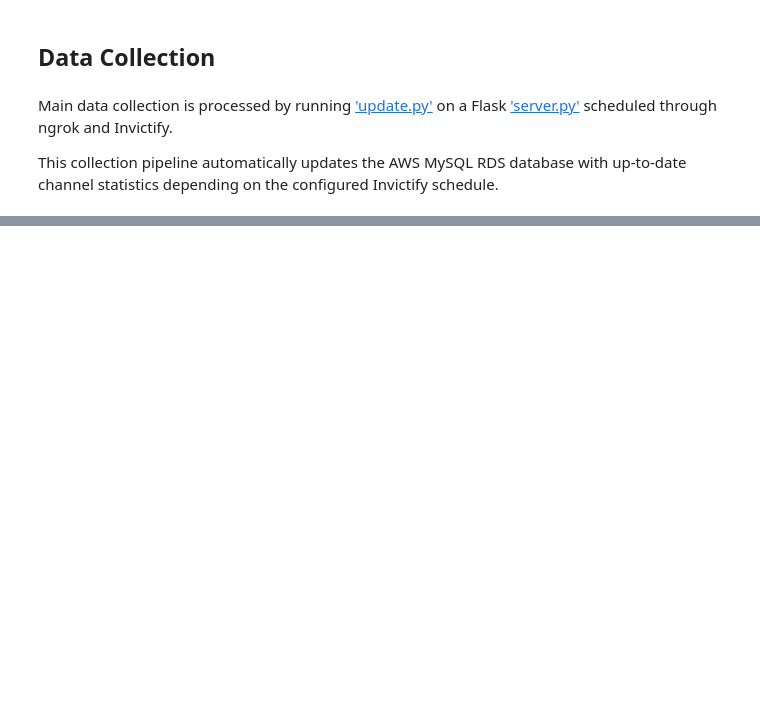
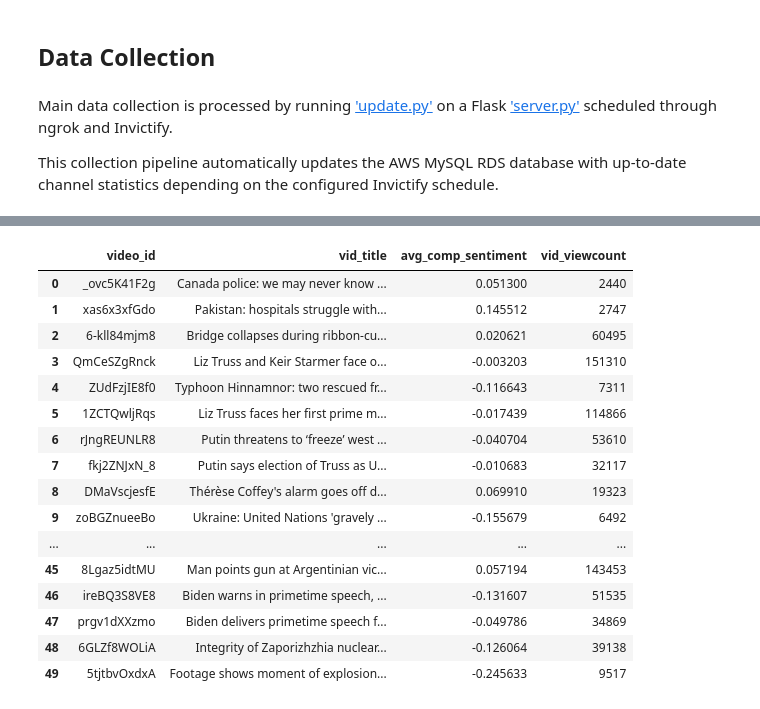
Before and after one commit to cjunwon/Youtube-Data-Analysis, a Jupyter notebook: main.ipynb, the cells around one changed output, grey strips where cells are left out. Drawn from its saved outputs; the diff is of its cells as text; code cells hidden in the pictures; blank space fills up the shorter version.

```diff
--- a/main.ipynb
+++ b/main.ipynb
@@ -39,0 +80,20 @@ TypeError: get_video_comments() got an unexpected keyword argument 'video_ids'
+# %%
+video_comp_sentiments
+# %% [output]
+|  | video_id | vid_title | avg_comp_sentiment | vid_viewcount |
+| 0 | _ovc5K41F2g | Canada police: we may never know ... | 0.051300 | 2440 |
+| 1 | xas6x3xfGdo | Pakistan: hospitals struggle with... | 0.145512 | 2747 |
+| 2 | 6-kll84mjm8 | Bridge collapses during ribbon-cu... | 0.020621 | 60495 |
+| 3 | QmCeSZgRnck | Liz Truss and Keir Starmer face o... | -0.003203 | 151310 |
+| 4 | ZUdFzjIE8f0 | Typhoon Hinnamnor: two rescued fr... | -0.116643 | 7311 |
+| 5 | 1ZCTQwljRqs | Liz Truss faces her first prime m... | -0.017439 | 114866 |
+| 6 | rJngREUNLR8 | Putin threatens to ‘freeze’ west ... | -0.040704 | 53610 |
+| 7 | fkj2ZNJxN_8 | Putin says election of Truss as U... | -0.010683 | 32117 |
+| 8 | DMaVscjesfE | Thérèse Coffey's alarm goes off d... | 0.069910 | 19323 |
+| 9 | zoBGZnueeBo | Ukraine: United Nations 'gravely ... | -0.155679 | 6492 |
+| ... | ... | ... | ... | ... |
+| 45 | 8Lgaz5idtMU | Man points gun at Argentinian vic... | 0.057194 | 143453 |
+| 46 | ireBQ3S8VE8 | Biden warns in primetime speech, ... | -0.131607 | 51535 |
+| 47 | prgv1dXXzmo | Biden delivers primetime speech f... | -0.049786 | 34869 |
+| 48 | 6GLZf8WOLiA | Integrity of Zaporizhzhia nuclear... | -0.126064 | 39138 |
+| 49 | 5tjtbvOxdxA | Footage shows moment of explosion... | -0.245633 | 9517 |
```
Also changed, not shown: parts of 14 cells of this notebook, 2 other files.
